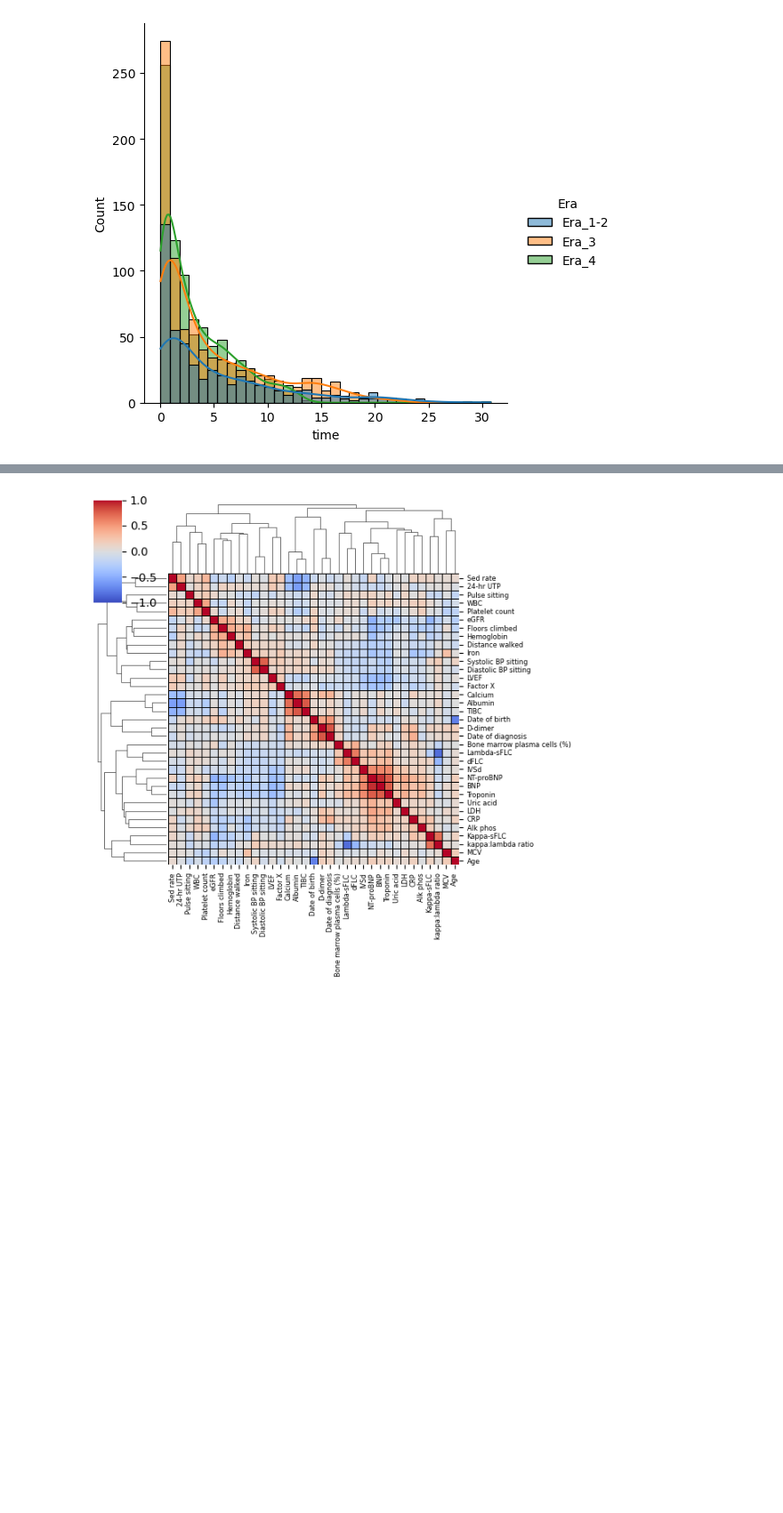
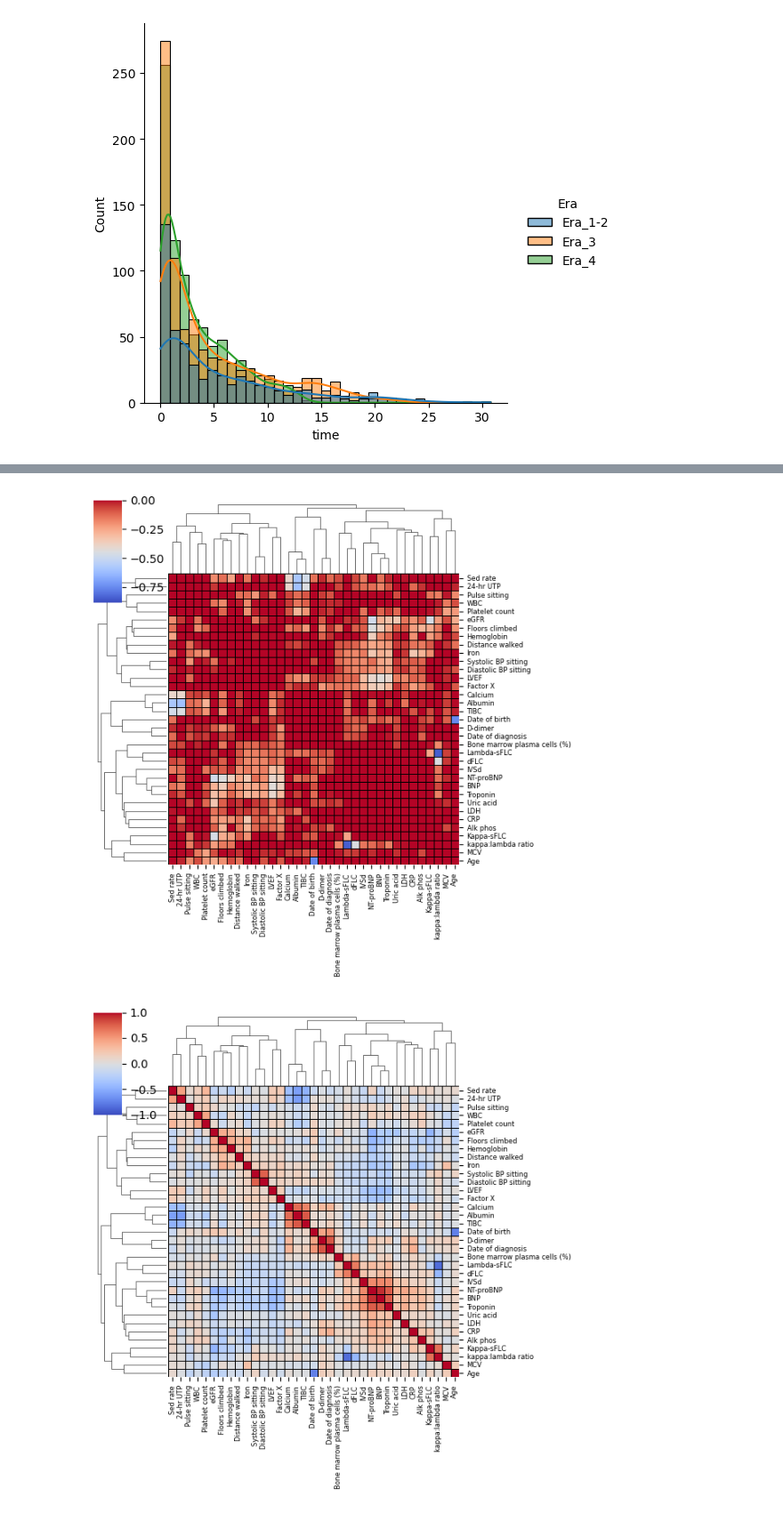
Before and after one commit to shankara-a/amyloidosis_bmc_2023, a Jupyter notebook: 01a_process.ipynb, the cells around one changed output, grey strips where cells are left out. Shown at 89% size. Saved outputs shown, nothing was run; the diff lists cells and outputs as text; code cells hidden in the pictures; blank space fills up the shorter version.

```diff
--- a/01a_process.ipynb
+++ b/01a_process.ipynb
@@ -140,3 +225,21 @@ plt.savefig("figures/TTE_by_era.pdf", dpi=200, bbox_inches="tight")
+# %%
+clustermap = sns.clustermap(
+    AL_df[amyloid.qvars + ["Date of diagnosis","Date of birth"] + ['Age']].corr('spearman'),
+    xticklabels=True,
+    yticklabels=True,
+    cmap='coolwarm',
+    vmin=0,
+    vmax=-0.8,
+    linecolor='k',
+    linewidths=0.5,
+    figsize=(7,7),
+    #col_label_kws={'fontsize': 12}
+)
+
+_ = clustermap.ax_heatmap.set_xticklabels(clustermap.ax_heatmap.get_xticklabels(), fontsize=6)
+_ = clustermap.ax_heatmap.set_yticklabels(clustermap.ax_heatmap.get_yticklabels(), fontsize=6)
+# %% [output]
+[figure, added]
 # %%
 clustermap = sns.clustermap(
     AL_df[amyloid.qvars + ["Date of diagnosis","Date of birth"] + ['Age']].corr('spearman'),
```
Also changed, not shown: parts of 6 cells of this notebook, 7 other files.
